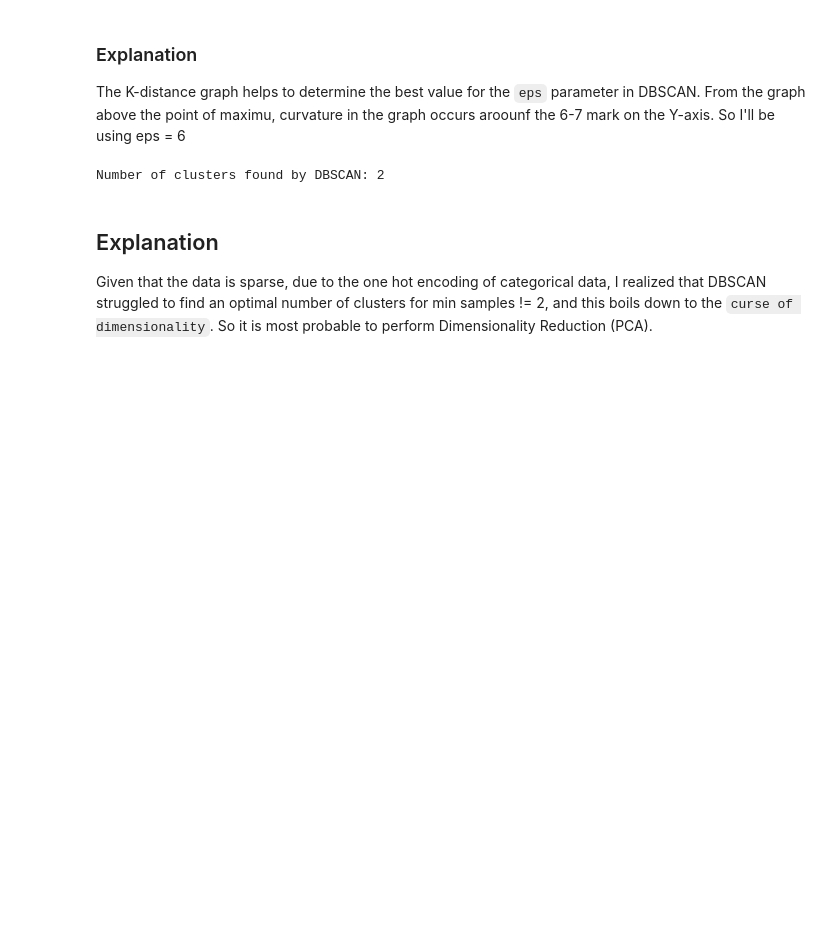
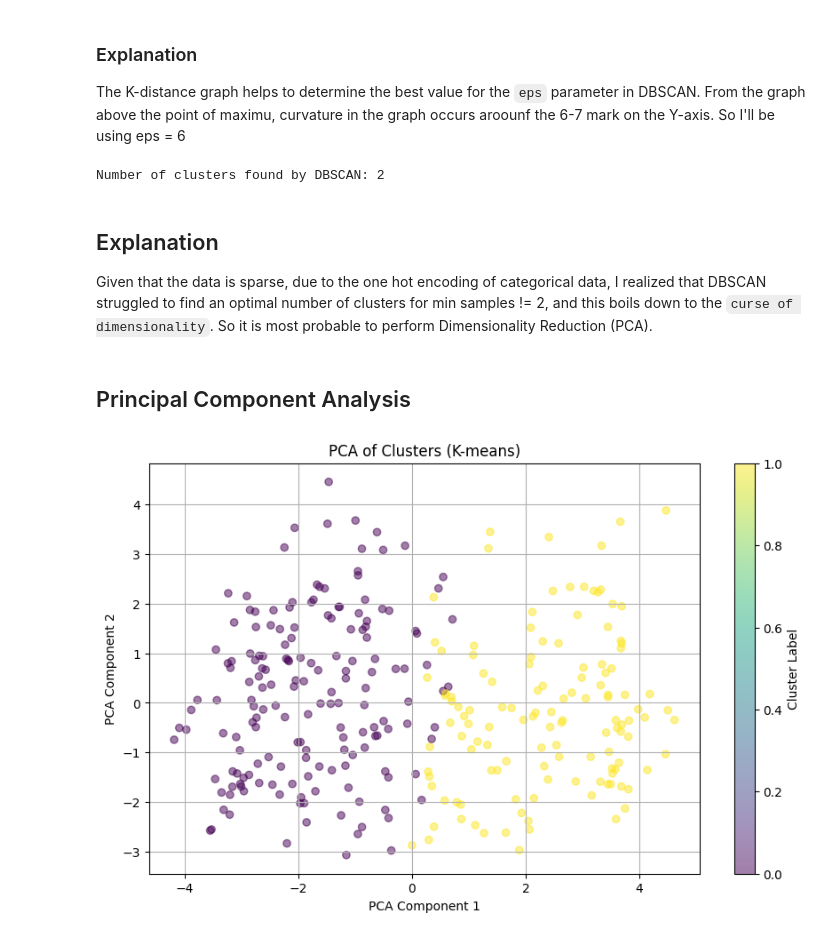
Before and after one commit to kayc0des/clustering_formative, a Jupyter notebook: clustering_formative.ipynb, the cells around one changed output. Saved outputs shown, nothing was run; the diff lists cells and outputs as text; code cells hidden in the pictures; blank space fills up the shorter version.

```diff
--- a/clustering_formative.ipynb
+++ b/clustering_formative.ipynb
@@ -376,3 +376,24 @@ Number of clusters found by DBSCAN: 2
 ## Explanation
 
 Given that the data is sparse, due to the one hot encoding of categorical data, I realized that DBSCAN struggled to find an optimal number of clusters for min samples != 2, and this boils down to the `curse of dimensionality`. So it is most probable to perform Dimensionality Reduction (PCA).
+# %% [markdown]
+## Principal Component Analysis
+# %%
+from sklearn.decomposition import PCA
+import matplotlib.pyplot as plt
+
+# Apply PCA
+pca = PCA(n_components=2)
+data_pca = pca.fit_transform(data_scaled)
+
+# Plot PCA results
+plt.figure(figsize=(10, 6))
+plt.scatter(data_pca[:, 0], data_pca[:, 1], c=kmeans_labels, cmap='viridis', alpha=0.5)
+plt.title('PCA of Clusters (K-means)')
+plt.xlabel('PCA Component 1')
+plt.ylabel('PCA Component 2')
+plt.colorbar(label='Cluster Label')
+plt.grid()
+plt.show()
+# %% [output]
+[figure, added]
```
Also changed, not shown: parts of 2 cells of this notebook, 2 other files.
